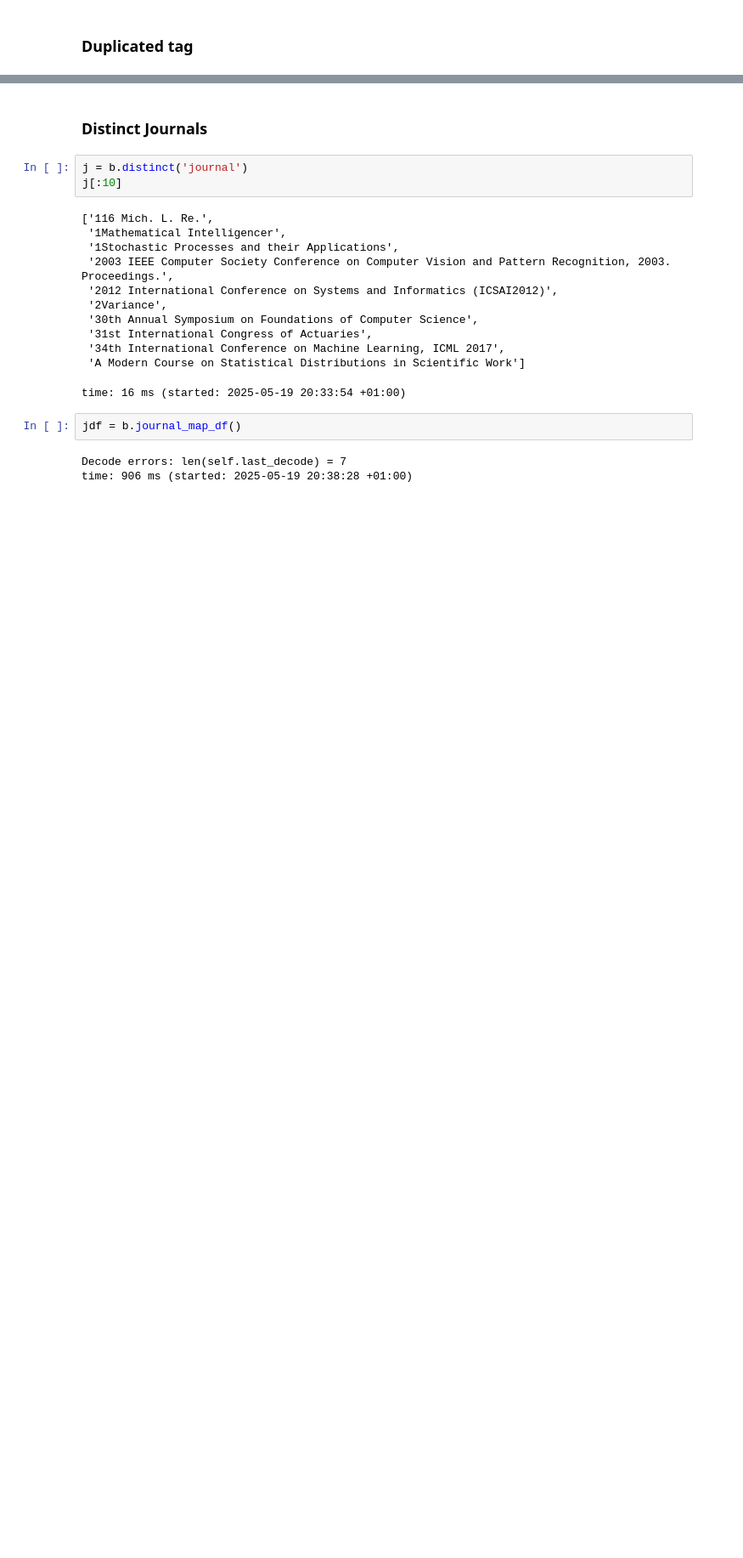
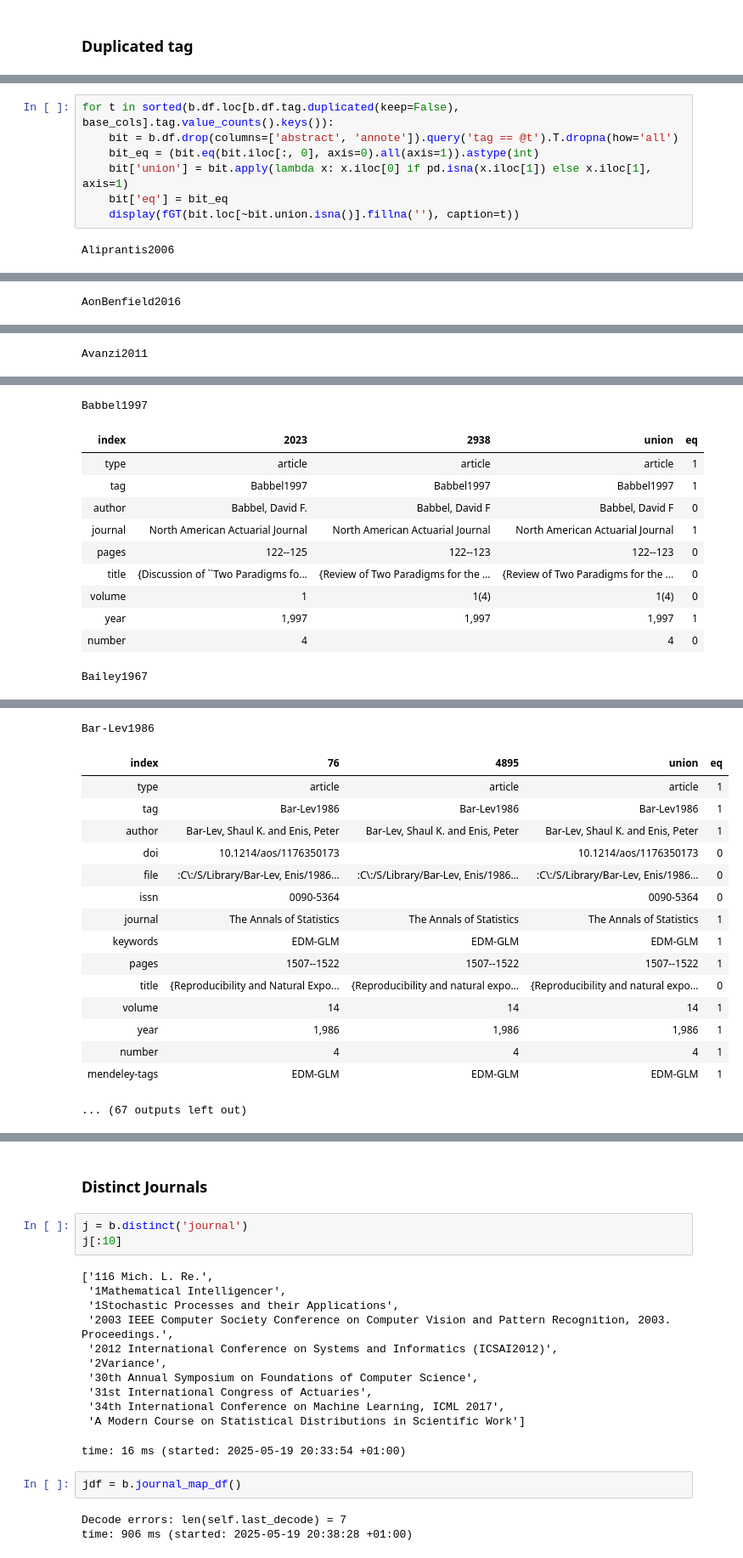
Before and after one commit to mynl/archivum_project, a Jupyter notebook: temp/Bibtex-to-df-and-tidy.ipynb, the cells around one changed output, grey strips where cells are left out. Shown at 85% size. Drawn from its saved outputs; the diff is of its cells as text; blank space fills up the shorter version.

Commit message:
porting to mendeley progress

```diff
--- a/temp/Bibtex-to-df-and-tidy.ipynb
+++ b/temp/Bibtex-to-df-and-tidy.ipynb
@@ -250,0 +159,9 @@ time: 47 ms (started: 2025-05-18 21:29:46 +01:00)
+# %%
+for t in sorted(b.df.loc[b.df.tag.duplicated(keep=False), base_cols].tag.value_counts().keys()):
+    bit = b.df.drop(columns=['abstract', 'annote']).query('tag == @t').T.dropna(how='all')
+    bit_eq = (bit.eq(bit.iloc[:, 0], axis=0).all(axis=1)).astype(int)
+    bit['union'] = bit.apply(lambda x: x.iloc[0] if pd.isna(x.iloc[1]) else x.iloc[1], axis=1)
+    bit['eq'] = bit_eq
+    display(fGT(bit.loc[~bit.union.isna()].fillna(''), caption=t))
+# %% [output]
+Aliprantis2006
@@ -250,0 +182 @@ time: 47 ms (started: 2025-05-18 21:29:46 +01:00)
+AonBenfield2016
@@ -250,0 +192 @@ time: 47 ms (started: 2025-05-18 21:29:46 +01:00)
+Avanzi2011
@@ -250,0 +207,12 @@ time: 47 ms (started: 2025-05-18 21:29:46 +01:00)
+Babbel1997
+| index | 2023 | 2938 | union | eq |
+| type | article | article | article | 1 |
+| tag | Babbel1997 | Babbel1997 | Babbel1997 | 1 |
+| author | Babbel, David F. | Babbel, David F | Babbel, David F | 0 |
+| journal | North American Actuarial Journal | North American Actuarial Journal | North American Actuarial Journal | 1 |
+| pages | 122--125 | 122--123 | 122--123 | 0 |
+| title | {Discussion of ``Two Paradigms fo... | {Review of Two Paradigms for the ... | {Review of Two Paradigms for the ... | 0 |
+| volume | 1 | 1(4) | 1(4) | 0 |
+| year | 1,997 | 1,997 | 1,997 | 1 |
+| number | 4 |  | 4 | 0 |
+Bailey1967
@@ -250,0 +231,17 @@ time: 47 ms (started: 2025-05-18 21:29:46 +01:00)
+Bar-Lev1986
+| index | 76 | 4895 | union | eq |
+| type | article | article | article | 1 |
+| tag | Bar-Lev1986 | Bar-Lev1986 | Bar-Lev1986 | 1 |
+| author | Bar-Lev, Shaul K. and Enis, Peter | Bar-Lev, Shaul K. and Enis, Peter | Bar-Lev, Shaul K. and Enis, Peter | 1 |
+| doi | 10.1214/aos/1176350173 |  | 10.1214/aos/1176350173 | 0 |
+| file | :C\:/S/Library/Bar-Lev, Enis/1986... | :C\:/S/Library/Bar-Lev, Enis/1986... | :C\:/S/Library/Bar-Lev, Enis/1986... | 0 |
+| issn | 0090-5364 |  | 0090-5364 | 0 |
+| journal | The Annals of Statistics | The Annals of Statistics | The Annals of Statistics | 1 |
+| keywords | EDM-GLM | EDM-GLM | EDM-GLM | 1 |
+| pages | 1507--1522 | 1507--1522 | 1507--1522 | 1 |
+| title | {Reproducibility and Natural Expo... | {Reproducibility and natural expo... | {Reproducibility and natural expo... | 0 |
+| volume | 14 | 14 | 14 | 1 |
+| year | 1,986 | 1,986 | 1,986 | 1 |
+| number | 4 | 4 | 4 | 1 |
+| mendeley-tags | EDM-GLM | EDM-GLM | EDM-GLM | 1 |
+... (67 outputs left out)
```
Also changed, not shown: parts of 32 cells of this notebook, 3 other files.
